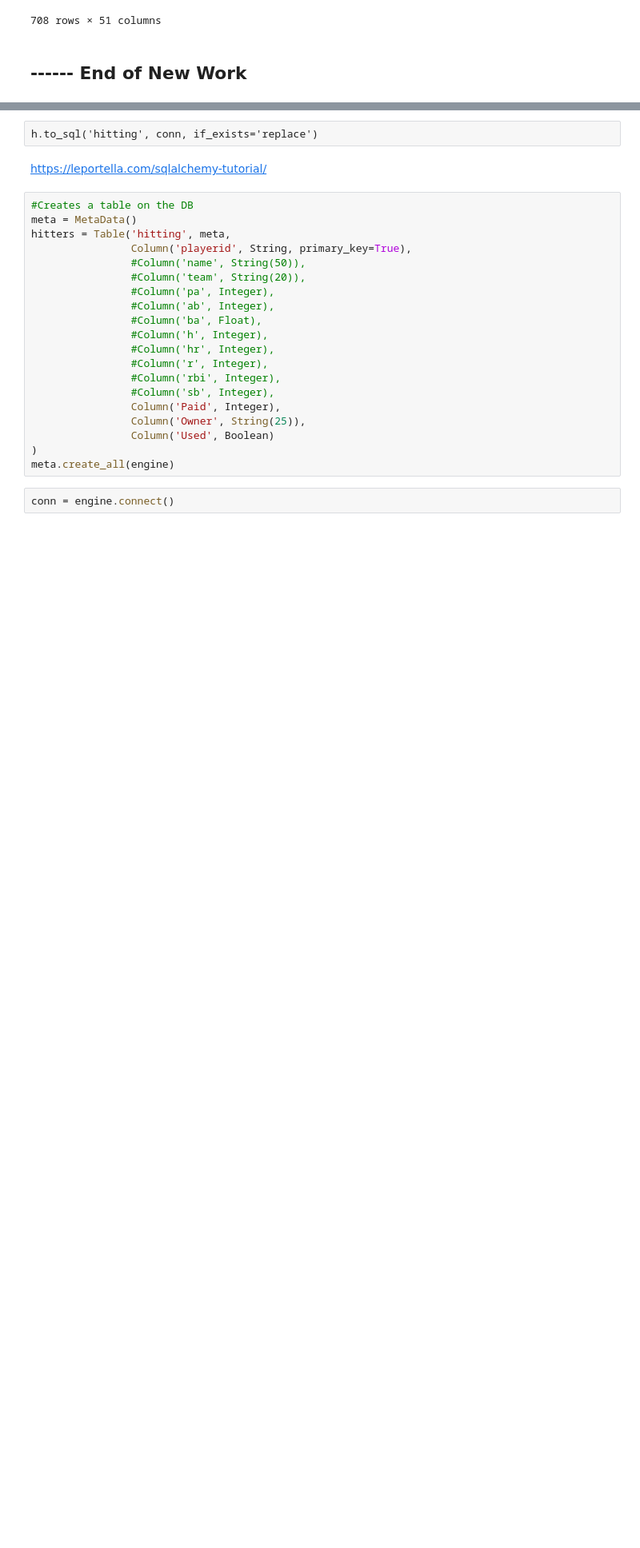
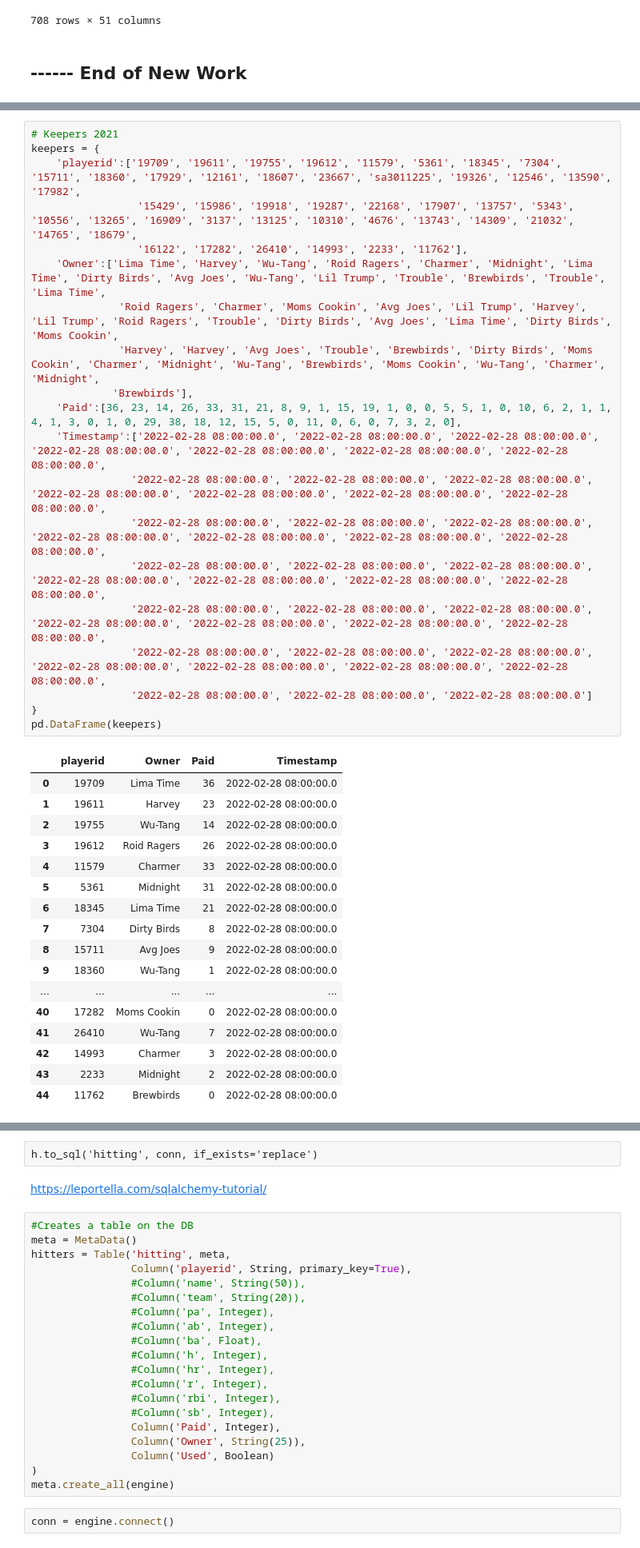
Before and after one commit to haueter19/baseball, a Jupyter notebook: Fantasy Work.ipynb, the cells around one changed output, grey strips where cells are left out. Shown at 80% size. Saved outputs shown, nothing was run; the diff lists cells and outputs as text; blank space fills up the shorter version.

Commit message:
Update Fantasy Work.ipynb
added keepers dict for 2021

```diff
--- a/Fantasy Work.ipynb
+++ b/Fantasy Work.ipynb
@@ -519,0 +586,38 @@ result
+# %%
+# Keepers 2021
+keepers = {
+    'playerid':['19709', '19611', '19755', '19612', '11579', '5361', '18345', '7304', '15711', '18360', '17929', '12161', '18607', '23667', 'sa3011225', '19326', '12546', '13590', '17982',
+                 '15429', '15986', '19918', '19287', '22168', '17907', '13757', '5343', '10556', '13265', '16909', '3137', '13125', '10310', '4676', '13743', '14309', '21032', '14765', '18679',
+                 '16122', '17282', '26410', '14993', '2233', '11762'],
+    'Owner':['Lima Time', 'Harvey', 'Wu-Tang', 'Roid Ragers', 'Charmer', 'Midnight', 'Lima Time', 'Dirty Birds', 'Avg Joes', 'Wu-Tang', 'Lil Trump', 'Trouble', 'Brewbirds', 'Trouble', 'Lima Time',
+              'Roid Ragers', 'Charmer', 'Moms Cookin', 'Avg Joes', 'Lil Trump', 'Harvey', 'Lil Trump', 'Roid Ragers', 'Trouble', 'Dirty Birds', 'Avg Joes', 'Lima Time', 'Dirty Birds', 'Moms Cookin',
+              'Harvey', 'Harvey', 'Avg Joes', 'Trouble', 'Brewbirds', 'Dirty Birds', 'Moms Cookin', 'Charmer', 'Midnight', 'Wu-Tang', 'Brewbirds', 'Moms Cookin', 'Wu-Tang', 'Charmer', 'Midnight',
+             'Brewbirds'],
+    'Paid':[36, 23, 14, 26, 33, 31, 21, 8, 9, 1, 15, 19, 1, 0, 0, 5, 5, 1, 0, 10, 6, 2, 1, 1, 4, 1, 3, 0, 1, 0, 29, 38, 18, 12, 15, 5, 0, 11, 0, 6, 0, 7, 3, 2, 0],
+    'Timestamp':['2022-02-28 08:00:00.0', '2022-02-28 08:00:00.0', '2022-02-28 08:00:00.0', '2022-02-28 08:00:00.0', '2022-02-28 08:00:00.0', '2022-02-28 08:00:00.0', '2022-02-28 08:00:00.0',
+                '2022-02-28 08:00:00.0', '2022-02-28 08:00:00.0', '2022-02-28 08:00:00.0', '2022-02-28 08:00:00.0', '2022-02-28 08:00:00.0', '2022-02-28 08:00:00.0', '2022-02-28 08:00:00.0',
+                '2022-02-28 08:00:00.0', '2022-02-28 08:00:00.0', '2022-02-28 08:00:00.0', '2022-02-28 08:00:00.0', '2022-02-28 08:00:00.0', '2022-02-28 08:00:00.0', '2022-02-28 08:00:00.0',
+                '2022-02-28 08:00:00.0', '2022-02-28 08:00:00.0', '2022-02-28 08:00:00.0', '2022-02-28 08:00:00.0', '2022-02-28 08:00:00.0', '2022-02-28 08:00:00.0', '2022-02-28 08:00:00.0',
+                '2022-02-28 08:00:00.0', '2022-02-28 08:00:00.0', '2022-02-28 08:00:00.0', '2022-02-28 08:00:00.0', '2022-02-28 08:00:00.0', '2022-02-28 08:00:00.0', '2022-02-28 08:00:00.0',
+                '2022-02-28 08:00:00.0', '2022-02-28 08:00:00.0', '2022-02-28 08:00:00.0', '2022-02-28 08:00:00.0', '2022-02-28 08:00:00.0', '2022-02-28 08:00:00.0', '2022-02-28 08:00:00.0',
+                '2022-02-28 08:00:00.0', '2022-02-28 08:00:00.0', '2022-02-28 08:00:00.0']
+}
+pd.DataFrame(keepers)
+# %% [output]
+|  | playerid | Owner | Paid | Timestamp |
+| 0 | 19709 | Lima Time | 36 | 2022-02-28 08:00:00.0 |
+| 1 | 19611 | Harvey | 23 | 2022-02-28 08:00:00.0 |
+| 2 | 19755 | Wu-Tang | 14 | 2022-02-28 08:00:00.0 |
+| 3 | 19612 | Roid Ragers | 26 | 2022-02-28 08:00:00.0 |
+| 4 | 11579 | Charmer | 33 | 2022-02-28 08:00:00.0 |
+| 5 | 5361 | Midnight | 31 | 2022-02-28 08:00:00.0 |
+| 6 | 18345 | Lima Time | 21 | 2022-02-28 08:00:00.0 |
+| 7 | 7304 | Dirty Birds | 8 | 2022-02-28 08:00:00.0 |
+| 8 | 15711 | Avg Joes | 9 | 2022-02-28 08:00:00.0 |
+| 9 | 18360 | Wu-Tang | 1 | 2022-02-28 08:00:00.0 |
+| ... | ... | ... | ... | ... |
+| 40 | 17282 | Moms Cookin | 0 | 2022-02-28 08:00:00.0 |
+| 41 | 26410 | Wu-Tang | 7 | 2022-02-28 08:00:00.0 |
+| 42 | 14993 | Charmer | 3 | 2022-02-28 08:00:00.0 |
+| 43 | 2233 | Midnight | 2 | 2022-02-28 08:00:00.0 |
+| 44 | 11762 | Brewbirds | 0 | 2022-02-28 08:00:00.0 |
```
Also changed, not shown: parts of 12 cells of this notebook.
